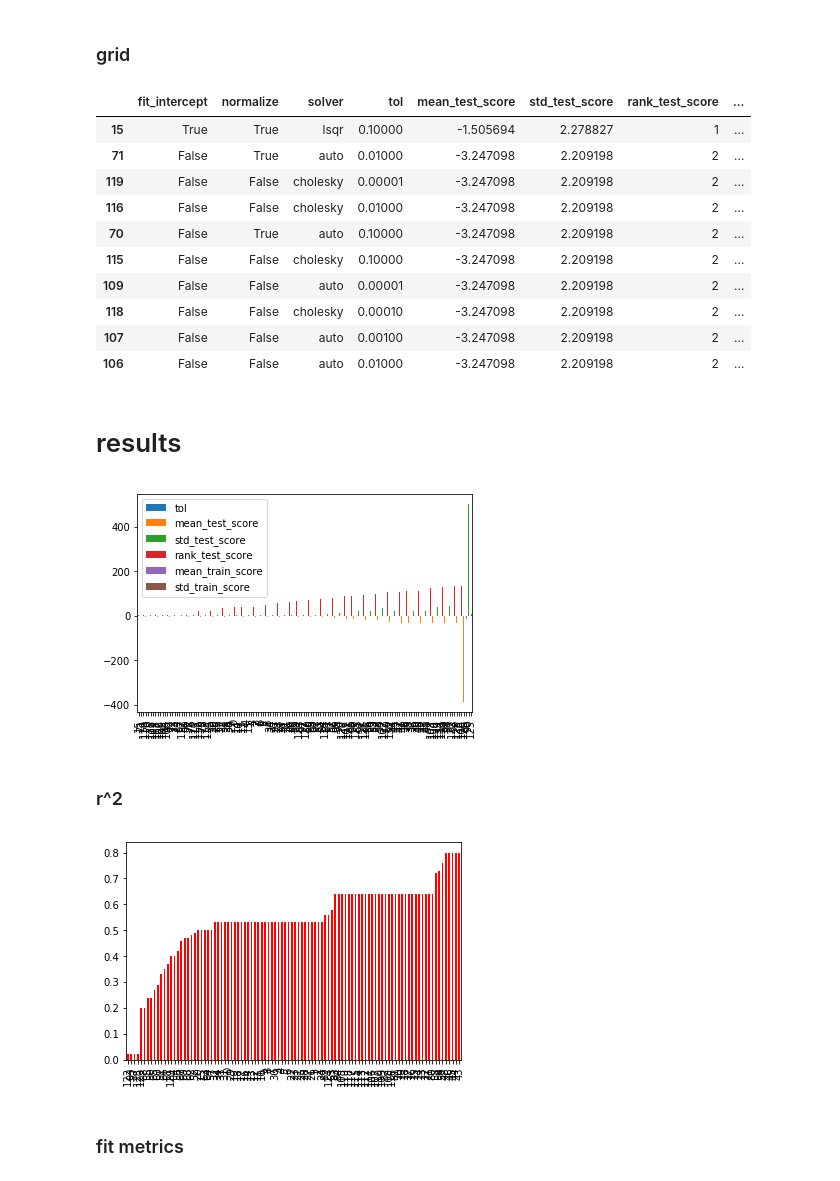
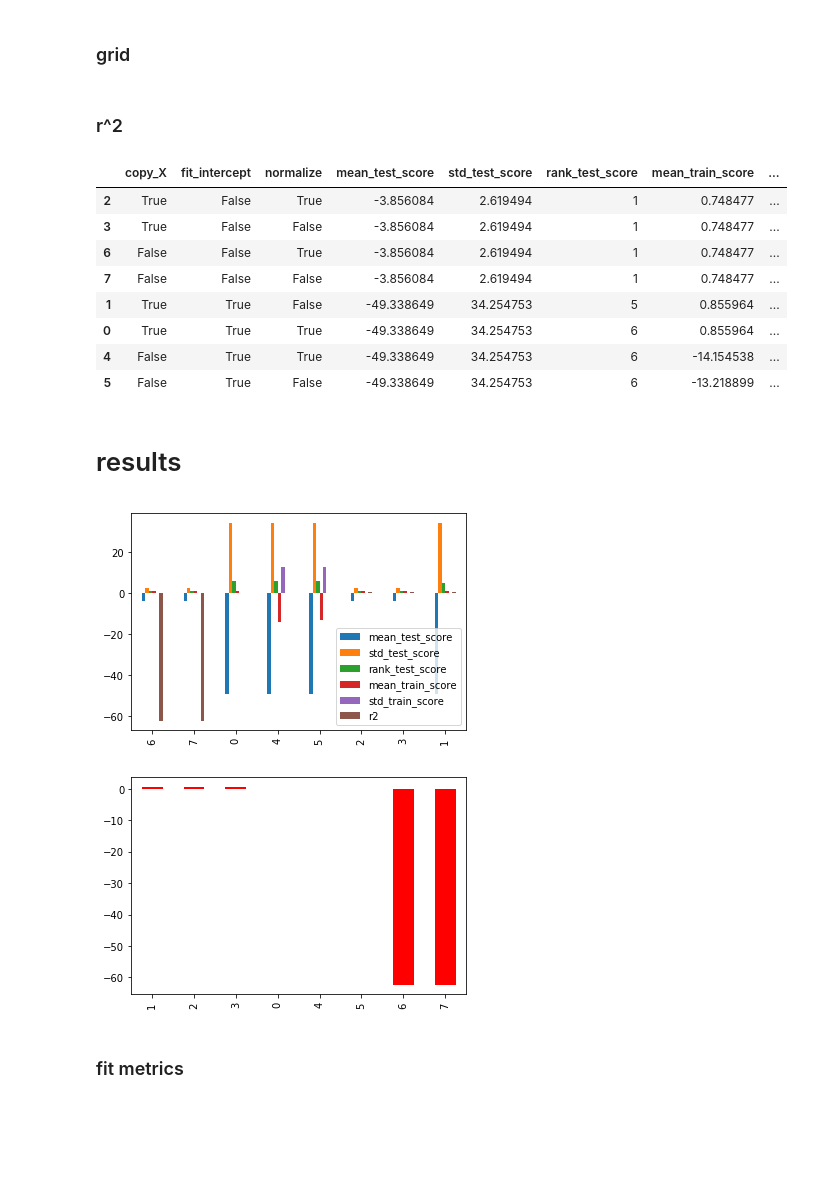
Before and after one commit to RafalKucharskiPK/DataScience_for_TransportationResearch, a Jupyter notebook: grid.ipynb, the cells around one changed output. Cells and saved outputs as stored; diff of their text form; code cells hidden in the pictures; blank space fills up the shorter version.

Commit message:
grid search

```diff
--- a/grid.ipynb
+++ b/grid.ipynb
@@ -54,7 +68,11 @@ parameters = {'solver': ['auto', 'svd', 'cholesky', 'lsqr', 'sparse_cg', 'sag',
+# %%
+from sklearn.metrics import make_scorer, r2_score
+r2_moje = make_scorer(r2_score, greater_is_better = True)
 # %% [markdown]
 ### fit
 # %%
-grid = GridSearchCV(model, parameters, cv=None)
+from sklearn.metrics import r2_score
+grid = GridSearchCV(model, parameters, cv=None, scoring = r2_moje)
 grid.fit(X, y)
 # %% [output]
 GridSearchCV(cv=None, error_score='raise',
@@ -70,31 +87,39 @@ GridSearchCV(cv=None, error_score='raise',
 res = pd.DataFrame(grid.cv_results_['params'])
 sel = list(grid.cv_results_['params'][0].keys())+['mean_test_score',
        'std_test_score', 'rank_test_score', 'mean_train_score',
-       'std_train_score']
+       'std_train_score','r2']
 for key in sel:
     try:
         res[key] = grid.cv_results_[key]
     except:
         pass
-res[sel].sort_values('rank_test_score').head(10)
-# %% [output]
-|  | fit_intercept | normalize | solver | tol | mean_test_score | std_test_score | rank_test_score | ... |
-| 15 | True | True | lsqr | 0.10000 | -1.505694 | 2.278827 | 1 | ... |
-| 71 | False | True | auto | 0.01000 | -3.247098 | 2.209198 | 2 | ... |
-| 119 | False | False | cholesky | 0.00001 | -3.247098 | 2.209198 | 2 | ... |
-| 116 | False | False | cholesky | 0.01000 | -3.247098 | 2.209198 | 2 | ... |
-| 70 | False | True | auto | 0.10000 | -3.247098 | 2.209198 | 2 | ... |
-| 115 | False | False | cholesky | 0.10000 | -3.247098 | 2.209198 | 2 | ... |
-| 109 | False | False | auto | 0.00001 | -3.247098 | 2.209198 | 2 | ... |
-| 118 | False | False | cholesky | 0.00010 | -3.247098 | 2.209198 | 2 | ... |
-| 107 | False | False | auto | 0.00100 | -3.247098 | 2.209198 | 2 | ... |
-| 106 | False | False | auto | 0.01000 | -3.247098 | 2.209198 | 2 | ... |
+# %% [markdown]
+### r^2
+# %%
+r2 = list()
+_dict = dict()
+for par in grid.cv_results_['params']:
+    _m = model_f(**par)
+    _m.fit(X,y)
+    _dict['forecasted_y'] = list(np.insert(_m.predict(X[-NPERIODS:]), 0, [y[-(NPERIODS+1)]], axis=0))
+    _dict = metrics(y, _m.predict(X), _dict)
+    r2.append(round(_dict['r2'],2))
+res['r2']=r2
+res[sel].sort_values('rank_test_score', ascending = True).head(10)
+# %% [output]
+|  | copy_X | fit_intercept | normalize | mean_test_score | std_test_score | rank_test_score | mean_train_score | ... |
+| 2 | True | False | True | -3.856084 | 2.619494 | 1 | 0.748477 | ... |
+| 3 | True | False | False | -3.856084 | 2.619494 | 1 | 0.748477 | ... |
+| 6 | False | False | True | -3.856084 | 2.619494 | 1 | 0.748477 | ... |
+| 7 | False | False | False | -3.856084 | 2.619494 | 1 | 0.748477 | ... |
+| 1 | True | True | False | -49.338649 | 34.254753 | 5 | 0.855964 | ... |
+| 0 | True | True | True | -49.338649 | 34.254753 | 6 | 0.855964 | ... |
+| 4 | False | True | True | -49.338649 | 34.254753 | 6 | -14.154538 | ... |
+| 5 | False | True | False | -49.338649 | 34.254753 | 6 | -13.218899 | ... |
 # %% [markdown]
 # results
 # %%
-res.sort_values('rank_test_score').plot(kind='bar')
+res.sort_values('r2').plot(kind='bar')
 plt.show()
 # %% [output]
-[figure, old version]
+[figure, new version]
-# %% [markdown]
-### r^2
@@ -108,10 +126,9 @@ for par in grid.cv_results_['params']:
 # %%
-res['r2']=r2
 res.sort_values('r2', ascending = False).head()
-res[res.r2>0].sort_values('r2').r2.head(100).plot(kind = 'bar', color = 'red')
+res.sort_values('r2', ascending = False).r2.head(50).plot(kind = 'bar', color = 'red')
 plt.show()
 # %% [output]
-[figure, old version]
+[figure, new version]
 # %% [markdown]
 ### fit metrics
 # %%
```
Also changed, not shown: parts of 15 cells of this notebook, 1 other file.
